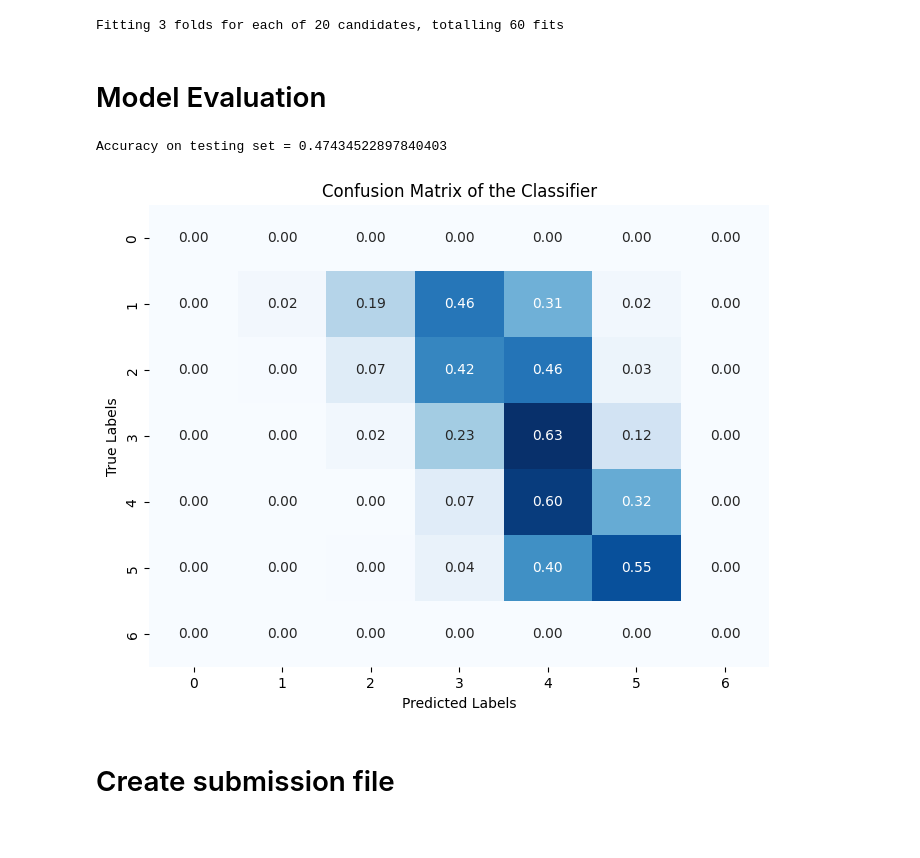
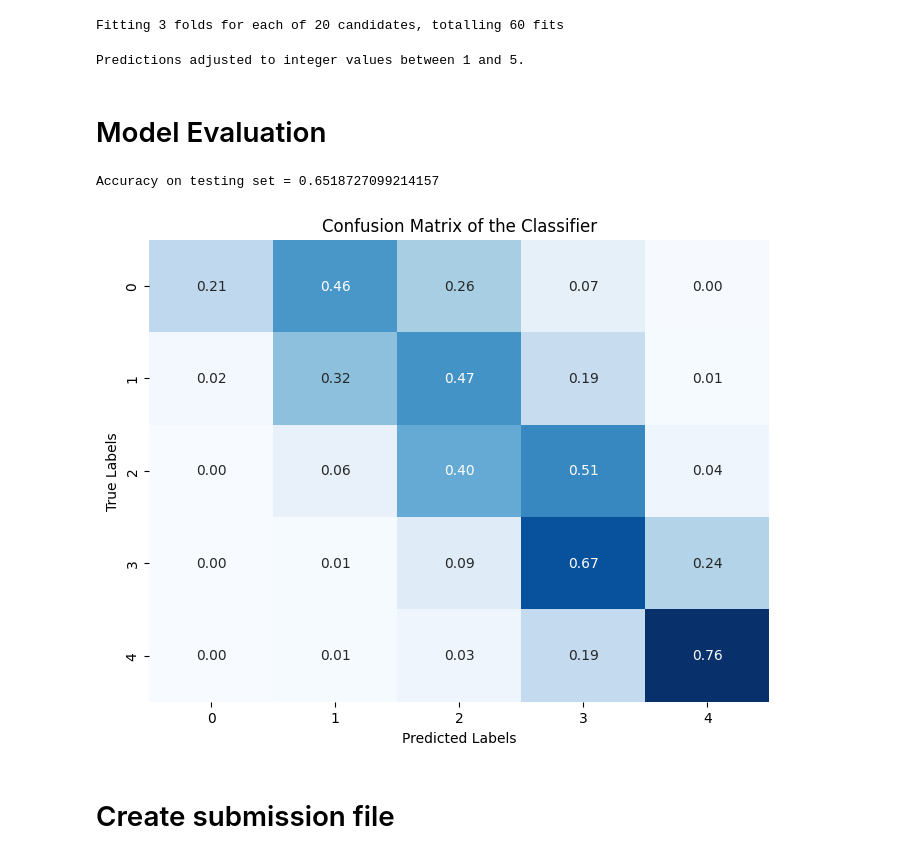
Before and after one commit to jdhzy/jdhuang-506midterm, a Jupyter notebook: xgboost.ipynb, the cells around one changed output. Saved outputs shown, nothing was run; the diff lists cells and outputs as text; code cells hidden in the pictures.

```diff
--- a/xgboost.ipynb
+++ b/xgboost.ipynb
@@ -109,9 +110,9 @@ def add_features(df, is_training=True):
     # Return the modified DataFrame
     return df
 # %%
-from textblob import TextBlob
 from sklearn.preprocessing import StandardScaler
 import pandas as pd
+from textblob import TextBlob
 
 def process_data(df, reference_date=pd.to_datetime("today")):
     # Metadata features to include
@@ -164,7 +165,7 @@ def process_data(df, reference_date=pd.to_datetime("today")):
     df = pd.concat([df, season_encoded], axis=1)
 
     # Drop unused columns
-    df = df.drop(['Text', 'Time', 'Season'], axis=1, errors='ignore')
+    df = df.drop(['Time'], axis=1, errors='ignore')
 
     return df
 
@@ -176,15 +175,15 @@ ModuleNotFoundError: No module named 'textblob'
 # %% [markdown]
 # Data Processing
 # %%
-
 # Step 1: Randomly sample 20% of the dataset
 sampled_trainingSet = trainingSet.sample(frac=0.20, random_state=42)
 
-# Step 2: Process the sampled training set
+# Step 2: Apply the add_features function to add custom features
 sampled_trainingSet = add_features(sampled_trainingSet, is_training=True)
 
-# Step 3: Drop the 'Summary' column since we're analyzing the full 'Text' column
-sampled_trainingSet = sampled_trainingSet.drop(columns=['Summary'])
+# Step 3: Process the sampled training set using the process_data function to handle further transformations
+sampled_trainingSet = process_data(sampled_trainingSet)
 
+# Print the final shape of the sampled and processed data
 print("Sampled and processed data shape:", sampled_trainingSet.shape)
 # %% [output]
@@ -232,7 +246,7 @@ from sklearn.preprocessing import StandardScaler
 import pandas as pd
 
 # Metadata features to include (excluding 'Season' for one-hot encoding)
-numeric_metadata_features = ['HelpfulnessRatio', 'ReviewWordCount', 'ReviewCharCount']
+numeric_metadata_features = ['HelpfulnessRatio', 'ReviewWordCount', 'ProductAvgRating', 'ProductReviewCount', 'ReviewerReviewCount', 'ReviewerAvgRating']
 
 # One-hot encode the 'Season' column and convert it into 0/1 values
 season_encoded = pd.get_dummies(sampled_trainingSet['Season'], prefix='Season')
@@ -309,29 +315,39 @@ y_test_pred = best_xgb_model.predict(X_test)
+# %%
+# Make predictions with the best model
+y_test_pred = best_xgb_model.predict(X_test)
+
+# Round the predictions to the nearest integer
+y_test_pred = np.round(y_test_pred).astype(int)
+
+# Clip predictions to ensure they are within the 1-5 range
+y_test_pred = np.clip(y_test_pred, 1, 5)
+
+print("Predictions adjusted to integer values between 1 and 5.")
+# %% [output]
+Predictions adjusted to integer values between 1 and 5.
 # %% [markdown]
 # Model Evaluation
 # %%
 from sklearn.metrics import accuracy_score, confusion_matrix
 import seaborn as sns
 import matplotlib.pyplot as plt
 import numpy as np
 
-# Convert continuous predictions to nearest integer classes
-y_test_pred_class = np.rint(y_test_pred).astype(int)
-
 # Evaluate accuracy on the testing set
-accuracy = accuracy_score(y_test, y_test_pred_class)
+accuracy = accuracy_score(y_test, y_test_pred)
 print("Accuracy on testing set =", accuracy)
 
 # Generate and plot the confusion matrix
-cm = confusion_matrix(y_test, y_test_pred_class, normalize='true')
+cm = confusion_matrix(y_test, y_test_pred, normalize='true')
 plt.figure(figsize=(8, 6))
 sns.heatmap(cm, annot=True, fmt=".2f", cmap='Blues', cbar=False)
 plt.title('Confusion Matrix of the Classifier')
 plt.xlabel('Predicted Labels')
 plt.ylabel('True Labels')
 plt.show()
 # %% [output]
-Accuracy on testing set = 0.47434522897840403
+Accuracy on testing set = 0.6518727099214157
-[figure, old version]
+[figure, new version]
 # %% [markdown]
 # Create submission file
 # %%
```
Also changed, not shown: parts of 7 cells of this notebook.
